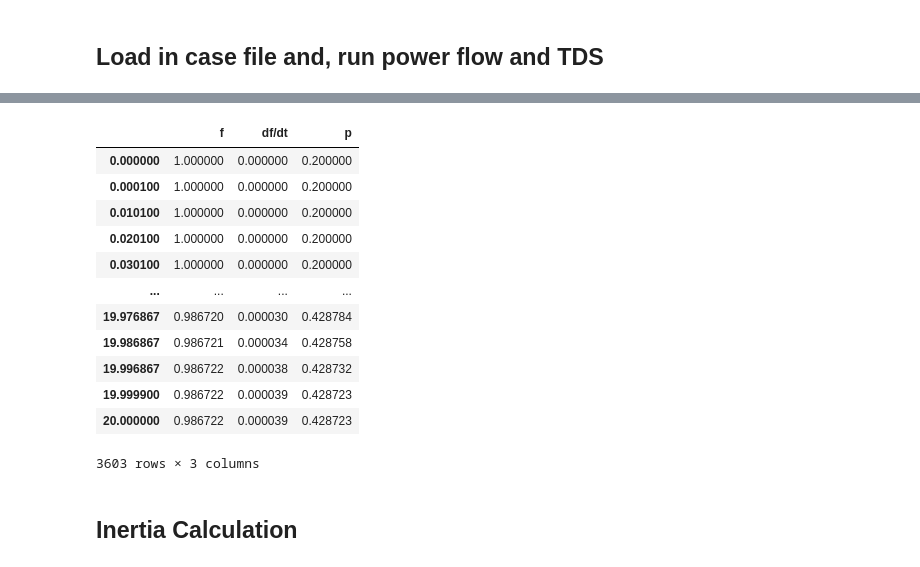
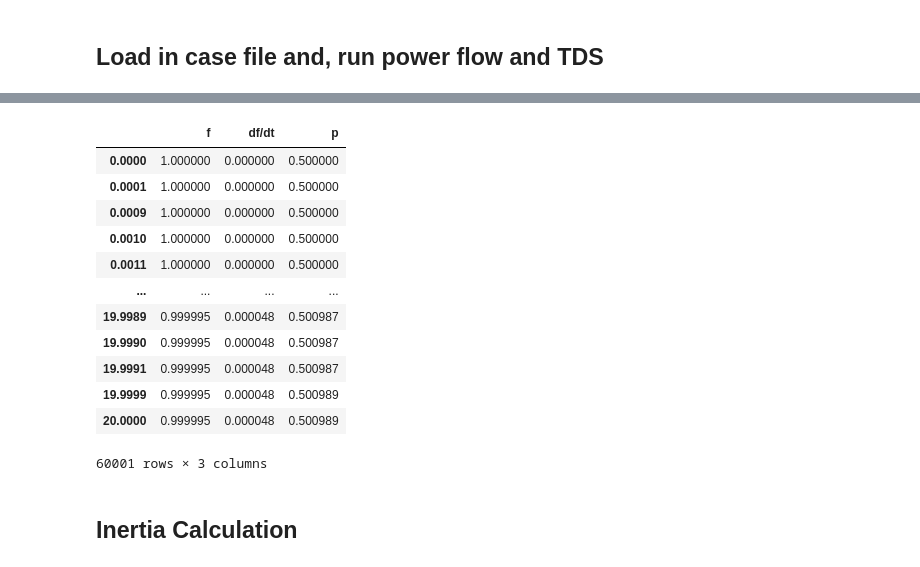
Before and after one commit to Scarlett315/characterize-virtual-inertia-estimation-noise-lag, a Jupyter notebook: better_inertia_estimation.ipynb, the cells around one changed output, grey strips where cells are left out. Cells and saved outputs as stored; diff of their text form; code cells hidden in the pictures.

```diff
--- a/better_inertia_estimation.ipynb
+++ b/better_inertia_estimation.ipynb
@@ -21,26 +21,31 @@ test_case_dir = project_dir / "test_cases" # all test case excel sheets
 disturbance_profile_dir = project_dir / "disturbance_profiles" # disturbance profiles for ANDES perturbation
 out_dir = project_dir / "out"
 
-case_path = andes.get_case(test_case_dir / "regf2_testbench.xlsx")
+case_path = andes.get_case(test_case_dir / "regcv2_testbench.xlsx")
 STEP_TIME = 0.01 # 10 ms
 # %% [markdown]
 ## Load in case file and, run power flow and TDS
 # %%
 ss = andes.load(case_path, setup=False)
-ss.REGF2.set("Tr",1,0.005)
+#ss.REGCV2.set("Tr",1,0.005)
 #ss.REGF2.set("KPi",1,1)
 #ss.REGF2.set("KPv",1,6)
 
-
-print(ss.REGF2.Tr.v)
+#ss.REGCV2.set("D", 1, 7)
+#ss.REGCV2.set("kw", 1, 20)
+#ss.REGCV2.set("Kpvd", 1, 0.25)
+#ss.REGCV2.set("Kpvq", 1, 0.25)
+#ss.PV.set("p0", 1, 0)
 
 ss.setup()
 ss.config.warn_abnormal = 0
 ss.PFlow.run()
 
 ss.TDS.config.tf = 20 # Baruzzi et al ran simulation for 9s after disturbance
+ss.TDS.config.store_f = 1 # store derivatives
+
 ss.TDS.config.fixt = 1 # fixed step size
-ss.TDS.config.tstep = STEP_TIME # matches Baruzzi et al.
+ss.TDS.config.tstep = 0.01 # matches Baruzzi et al.
 
 ss.TDS.config.no_tqdm = 1
 ss.TDS.config.criteria = 1
@@ -51,27 +60,36 @@ True
 # %%
 # get frequency, RoCoF, and power time-series.
-tds_df = pd.concat([ss.TDS.get_timeseries(ss.BusROCOF.f),
-                    ss.TDS.get_timeseries(ss.BusROCOF.Wf_y),
-                    ss.TDS.get_timeseries(ss.REGF2.Pe)],
+"""
+tds_df = pd.concat([ss.TDS.get_timeseries(ss.BusROCOF.f).loc[:,"BusROCOF_1"],
+                    ss.TDS.get_timeseries(ss.BusROCOF.Wf_y).loc[:,"BusROCOF_1"],
+                    ss.TDS.get_timeseries(ss.REGCV2.Pe)],
+                    axis=1)
+"""
+
+dw_internal = ss.TDS.get_timeseries(ss.REGCV2.dw)
+
+tds_df = pd.concat([ss.TDS.get_timeseries(ss.BusROCOF.f).loc[:,"BusROCOF_1"],
+                    dw_internal,
+                    ss.TDS.get_timeseries(ss.REGCV2.Pe)],
                     axis=1)
 
 tds_df.columns = ["f", "df/dt", "p"]
 
 tds_df
 # %% [output]
 |  | f | df/dt | p |
-| 0.000000 | 1.000000 | 0.000000 | 0.200000 |
-| 0.000100 | 1.000000 | 0.000000 | 0.200000 |
-| 0.010100 | 1.000000 | 0.000000 | 0.200000 |
-| 0.020100 | 1.000000 | 0.000000 | 0.200000 |
-| 0.030100 | 1.000000 | 0.000000 | 0.200000 |
+| 0.0000 | 1.000000 | 0.000000 | 0.500000 |
+| 0.0001 | 1.000000 | 0.000000 | 0.500000 |
+| 0.0009 | 1.000000 | 0.000000 | 0.500000 |
+| 0.0010 | 1.000000 | 0.000000 | 0.500000 |
+| 0.0011 | 1.000000 | 0.000000 | 0.500000 |
 | ... | ... | ... | ... |
-| 19.976867 | 0.986720 | 0.000030 | 0.428784 |
-| 19.986867 | 0.986721 | 0.000034 | 0.428758 |
-| 19.996867 | 0.986722 | 0.000038 | 0.428732 |
-| 19.999900 | 0.986722 | 0.000039 | 0.428723 |
-| 20.000000 | 0.986722 | 0.000039 | 0.428723 |
+| 19.9989 | 0.999995 | 0.000048 | 0.500987 |
+| 19.9990 | 0.999995 | 0.000048 | 0.500987 |
+| 19.9991 | 0.999995 | 0.000048 | 0.500987 |
+| 19.9999 | 0.999995 | 0.000048 | 0.500989 |
+| 20.0000 | 0.999995 | 0.000048 | 0.500989 |
-3603 rows × 3 columns
+60001 rows × 3 columns
 # %% [markdown]
 ## Inertia Calculation
 # %%
```
Also changed, not shown: parts of 41 cells of this notebook, 19 other files.
